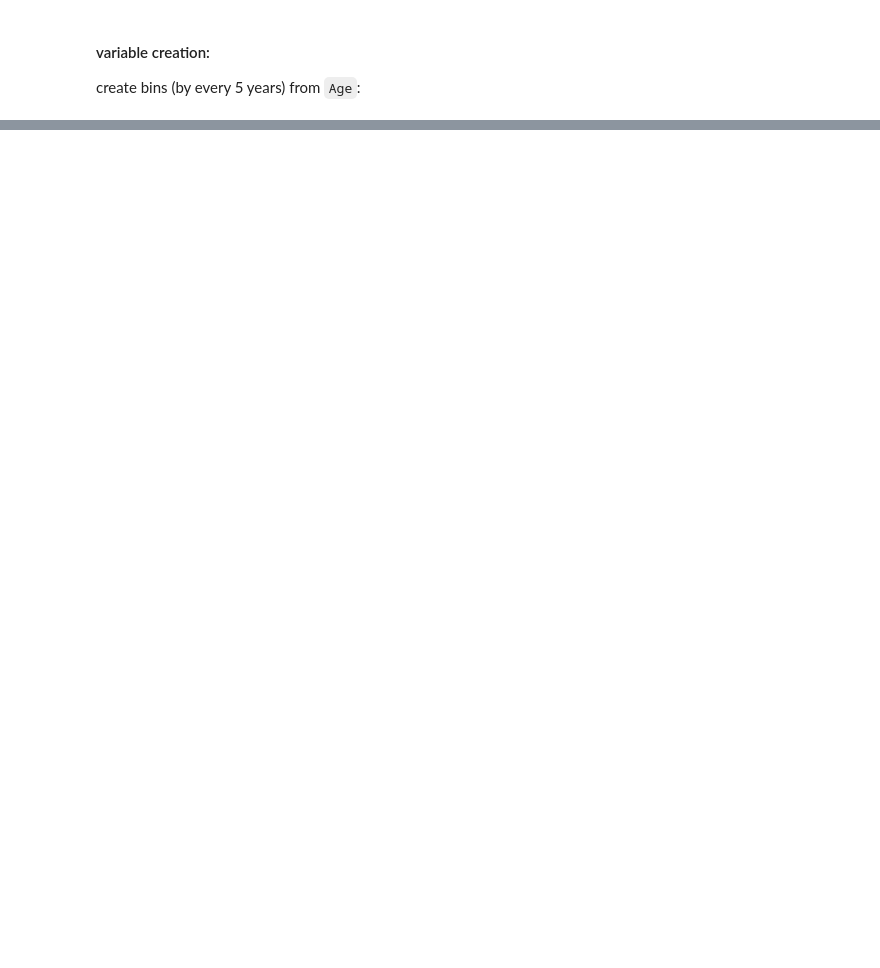
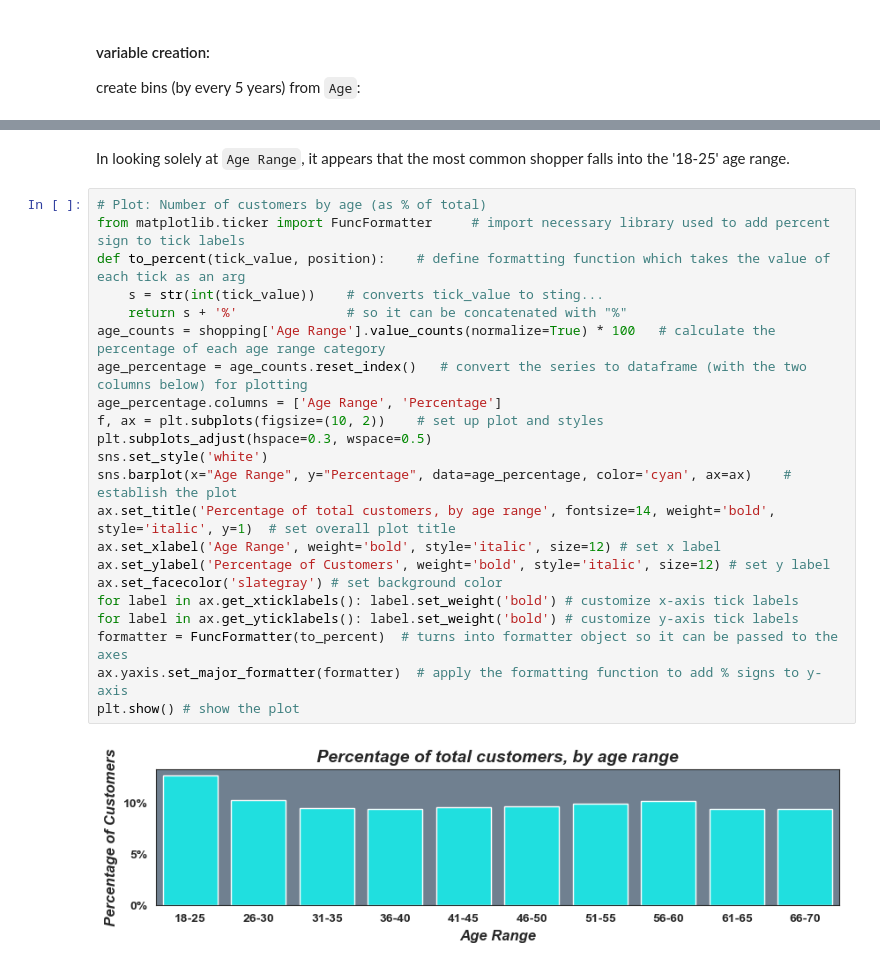
Before and after one commit to molly777yllom/DataDive3_DATA3500, a Jupyter notebook: shopping_trends.ipynb, the cells around one changed output, grey strips where cells are left out. Saved outputs shown, nothing was run; the diff lists cells and outputs as text; blank space fills up the shorter version.

```diff
--- a/shopping_trends.ipynb
+++ b/shopping_trends.ipynb
@@ -409,0 +283,26 @@ plt.show()
+# %% [markdown]
+In looking solely at `Age Range`, it appears that the most common shopper falls into the '18-25' age range.
+# %%
+# Plot: Number of customers by age (as % of total)
+from matplotlib.ticker import FuncFormatter     # import necessary library used to add percent sign to tick labels
+def to_percent(tick_value, position):    # define formatting function which takes the value of each tick as an arg
+    s = str(int(tick_value))    # converts tick_value to sting...
+    return s + '%'              # so it can be concatenated with "%"
+age_counts = shopping['Age Range'].value_counts(normalize=True) * 100   # calculate the percentage of each age range category
+age_percentage = age_counts.reset_index()   # convert the series to dataframe (with the two columns below) for plotting
+age_percentage.columns = ['Age Range', 'Percentage']
+f, ax = plt.subplots(figsize=(10, 2))    # set up plot and styles
+plt.subplots_adjust(hspace=0.3, wspace=0.5)
+sns.set_style('white')
+sns.barplot(x="Age Range", y="Percentage", data=age_percentage, color='cyan', ax=ax)    # establish the plot
+ax.set_title('Percentage of total customers, by age range', fontsize=14, weight='bold', style='italic', y=1)  # set overall plot title
+ax.set_xlabel('Age Range', weight='bold', style='italic', size=12) # set x label
+ax.set_ylabel('Percentage of Customers', weight='bold', style='italic', size=12) # set y label
+ax.set_facecolor('slategray') # set background color
+for label in ax.get_xticklabels(): label.set_weight('bold') # customize x-axis tick labels
+for label in ax.get_yticklabels(): label.set_weight('bold') # customize y-axis tick labels
+formatter = FuncFormatter(to_percent)  # turns into formatter object so it can be passed to the axes
+ax.yaxis.set_major_formatter(formatter)  # apply the formatting function to add % signs to y-axis
+plt.show() # show the plot
+# %% [output]
+[figure, added]
```
Also changed, not shown: parts of 113 cells of this notebook, 4 other files.
